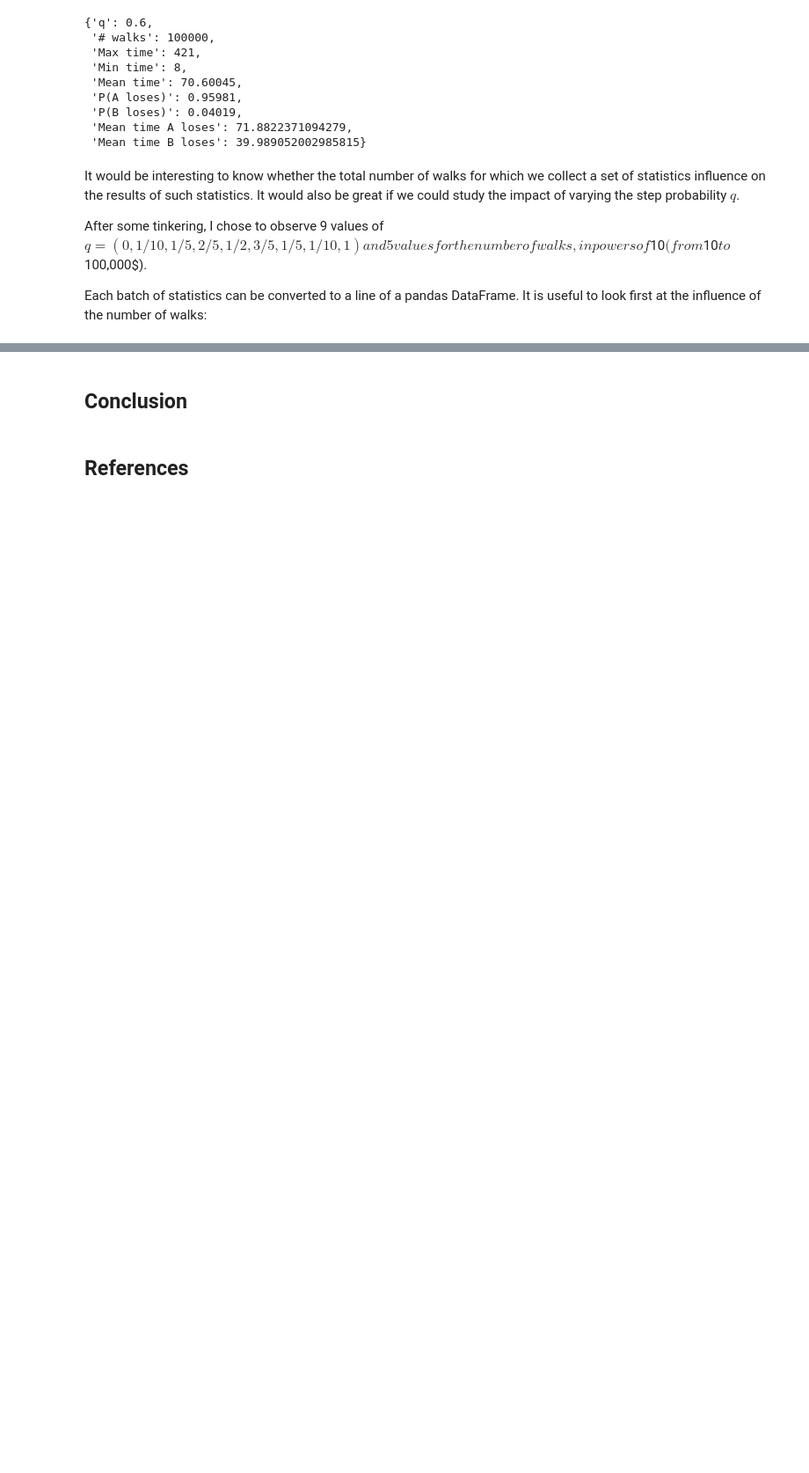
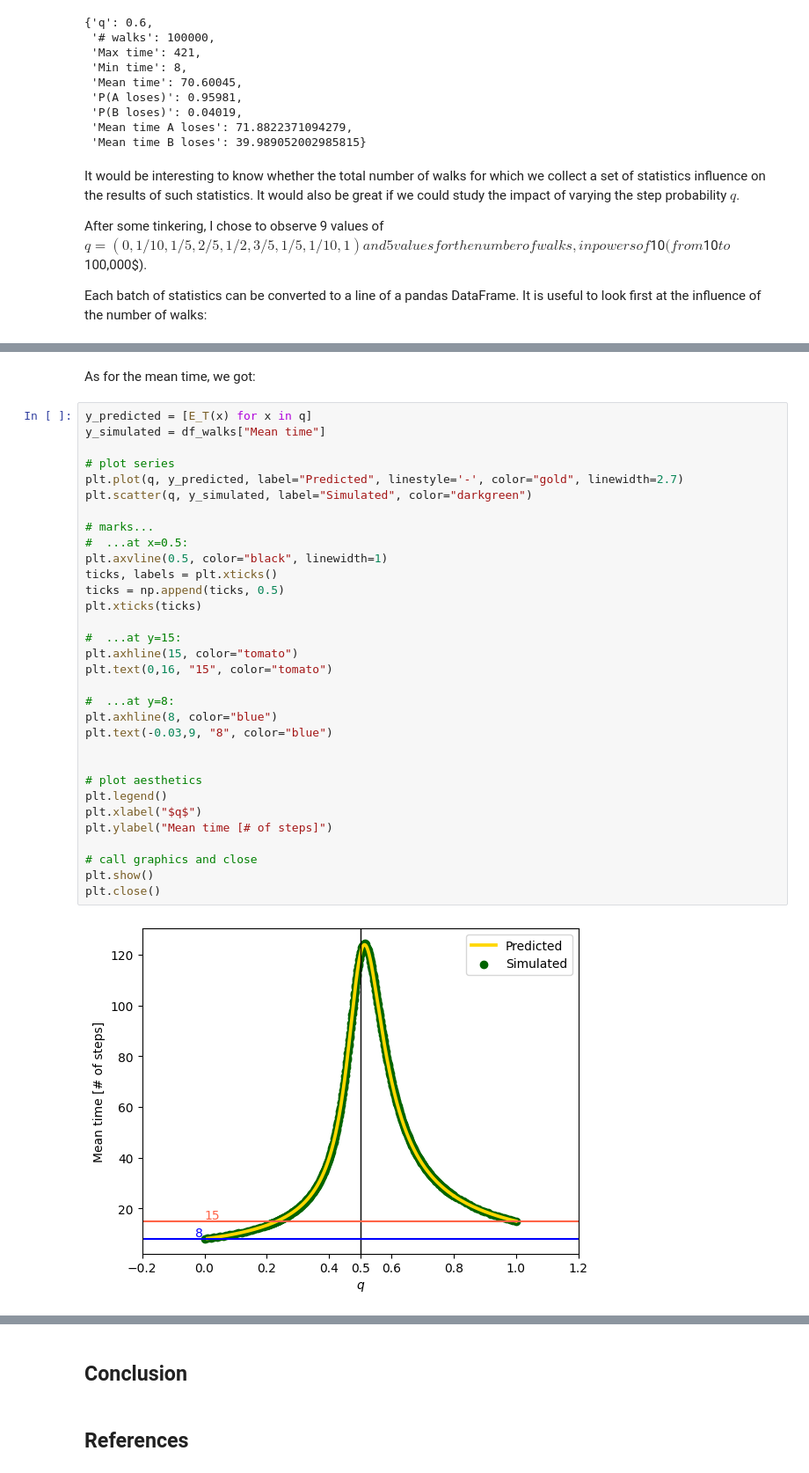
Before and after one commit to hmfelix/asym-rnd-wlk, a Jupyter notebook: asym-rnd-wlk.ipynb, the cells around one changed output, grey strips where cells are left out. Shown at 88% size. Saved outputs shown, nothing was run; the diff lists cells and outputs as text; blank space fills up the shorter version.

```diff
--- a/asym-rnd-wlk.ipynb
+++ b/asym-rnd-wlk.ipynb
@@ -362,0 +430,36 @@ for q in q_values:
+# %% [markdown]
+As for the mean time, we got:
+# %%
+y_predicted = [E_T(x) for x in q]
+y_simulated = df_walks["Mean time"]
+
+# plot series
+plt.plot(q, y_predicted, label="Predicted", linestyle='-', color="gold", linewidth=2.7)
+plt.scatter(q, y_simulated, label="Simulated", color="darkgreen")
+
+# marks...
+#  ...at x=0.5:
+plt.axvline(0.5, color="black", linewidth=1)
+ticks, labels = plt.xticks()
+ticks = np.append(ticks, 0.5)
+plt.xticks(ticks)
+
+#  ...at y=15:
+plt.axhline(15, color="tomato")
+plt.text(0,16, "15", color="tomato")
+
+#  ...at y=8:
+plt.axhline(8, color="blue")
+plt.text(-0.03,9, "8", color="blue")
+
+
+# plot aesthetics
+plt.legend()
+plt.xlabel("$q$")
+plt.ylabel("Mean time [# of steps]")
+
+# call graphics and close
+plt.show()
+plt.close()
+# %% [output]
+[figure, added]
```
Also changed, not shown: parts of 10 cells of this notebook, 1 other file.
